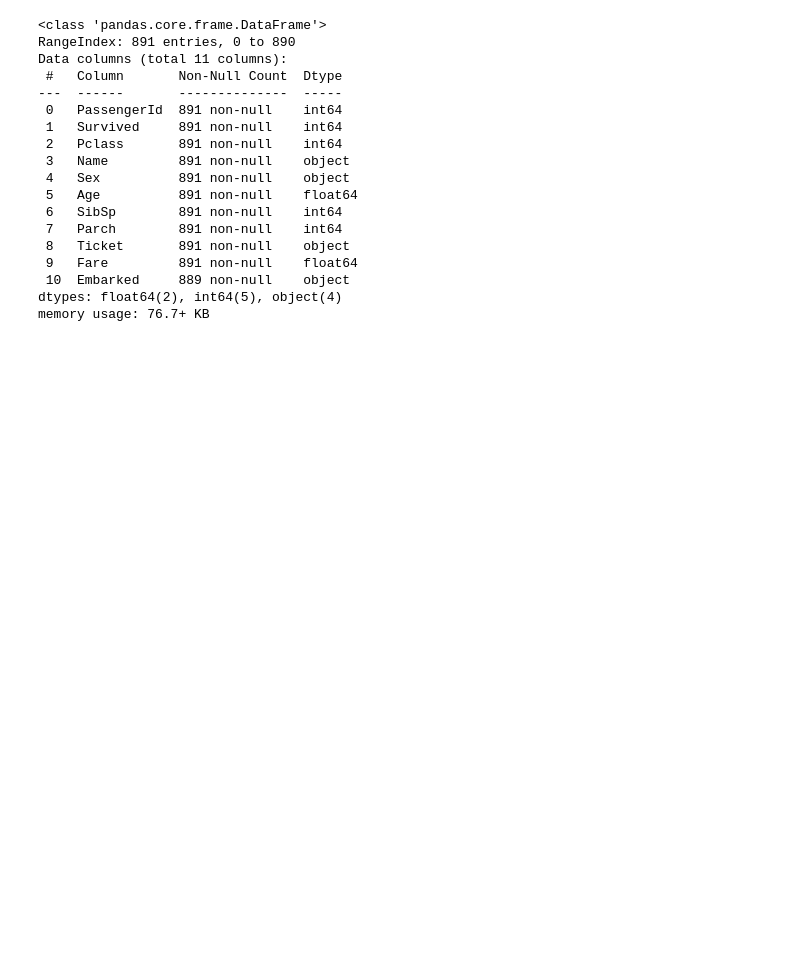
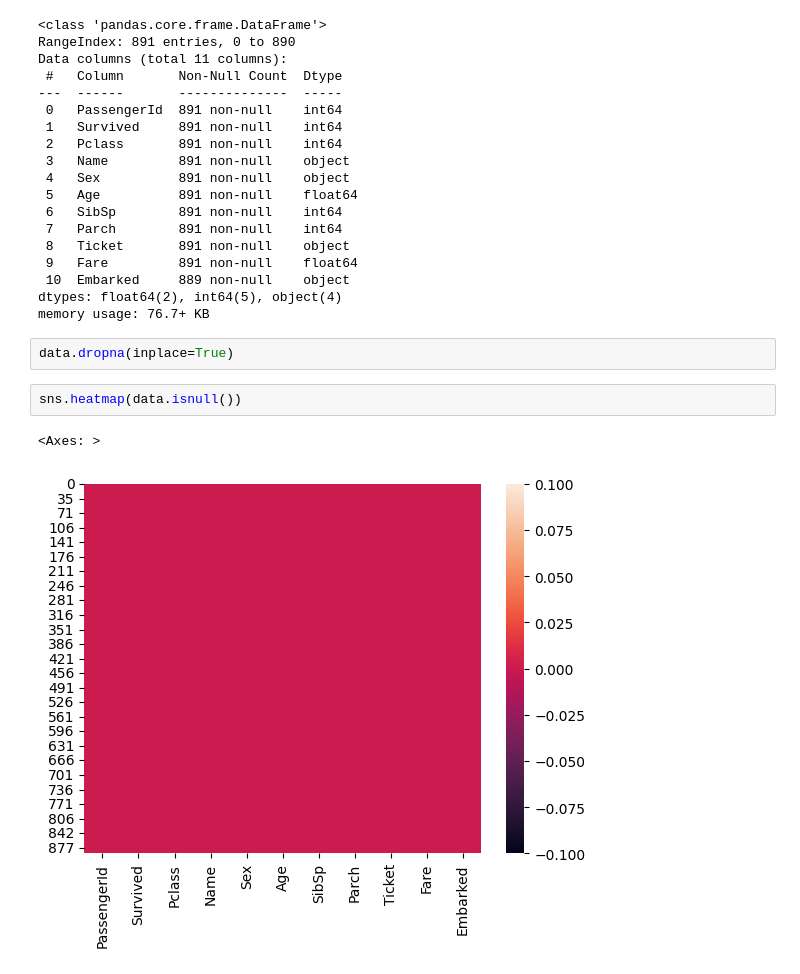
Before and after one commit to mohiuddin1221/Complete-Machine-Learning, a Jupyter notebook: Logistic-Regression.ipynb, the cells around one changed output. Drawn from its saved outputs; the diff is of its cells as text; blank space fills up the shorter version.

```diff
--- a/Logistic-Regression.ipynb
+++ b/Logistic-Regression.ipynb
@@ -120,3 +120,10 @@ Data columns (total 11 columns):
  10  Embarked     889 non-null    object
 dtypes: float64(2), int64(5), object(4)
 memory usage: 76.7+ KB
+# %%
+data.dropna(inplace=True)
+# %%
+sns.heatmap(data.isnull())
+# %% [output]
+<Axes: >
+[figure, added]
```
